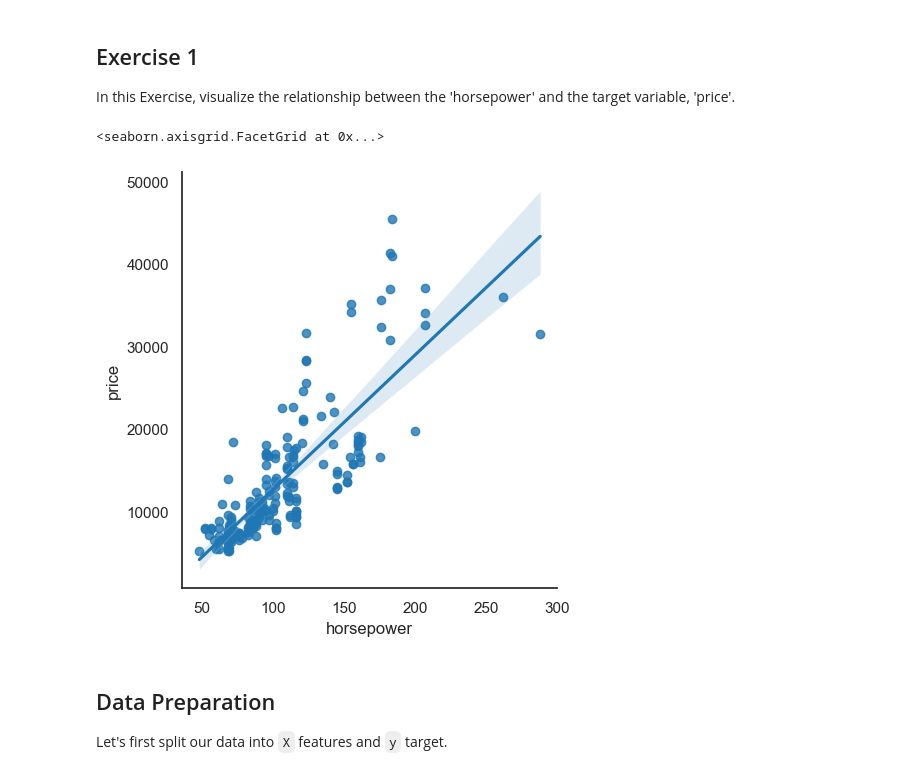
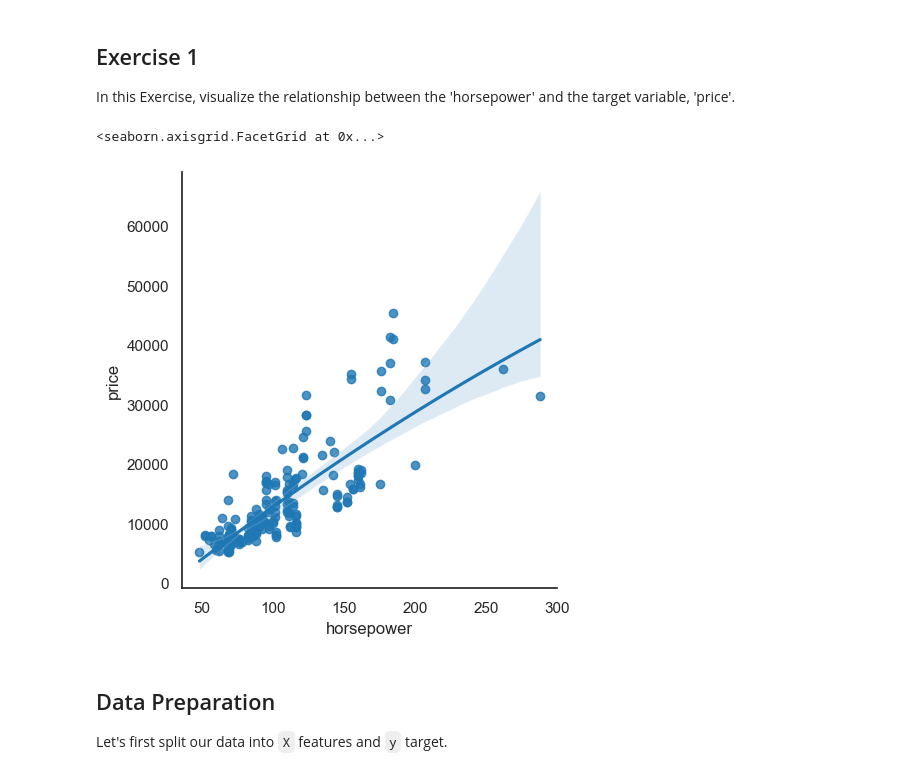
Before and after one commit to 1moi6/curso-ibm, a Jupyter notebook: polreg_ex1.ipynb, the cells around one changed output. Saved outputs shown, nothing was run; the diff lists cells and outputs as text; code cells hidden in the pictures.

```diff
--- a/polreg_ex1.ipynb
+++ b/polreg_ex1.ipynb
@@ -192,10 +192,10 @@ The relationship is more curved.
 In this Exercise, visualize the relationship between the 'horsepower' and the target variable, 'price'.
 # %%
 # Enter your code and run the cell
-sns.lmplot(x = 'horsepower', y = 'price', data = data, order=1)
+sns.lmplot(x = 'horsepower', y = 'price', data = data, order=2)
 # %% [output]
 <seaborn.axisgrid.FacetGrid at 0x...>
-[figure, old version]
+[figure, new version]
 # %% [markdown]
 ## Data Preparation
 
```
Also changed, not shown: parts of 3 cells of this notebook.
